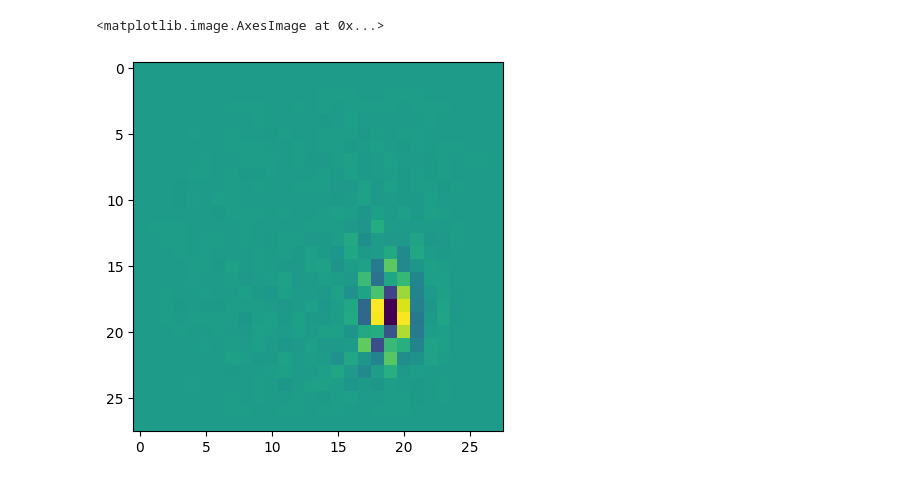
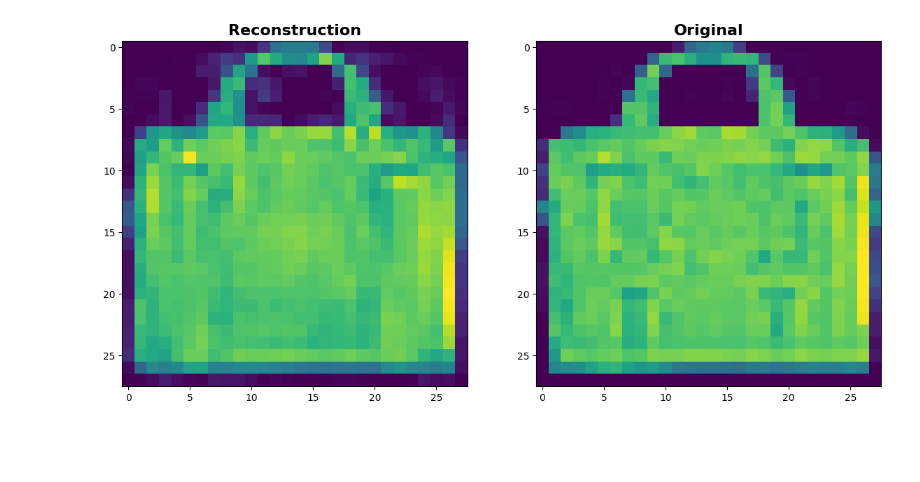
Before and after one commit to Sushanthgs/SparseDomainGenMod, a Jupyter notebook: OrthTransformCode.ipynb, the cells around one changed output. Drawn from its saved outputs; the diff is of its cells as text; code cells hidden in the pictures; blank space fills up the shorter version.

Commit message:
added functions to reconstruct random and display

```diff
--- a/OrthTransformCode.ipynb
+++ b/OrthTransformCode.ipynb
@@ -76,5 +73,20 @@ recon_data=(recon_data/np.max(recon_data,axis=0))*255.0
-# %%
-plt.imshow(mnistTrainDict.dict[:,152].reshape(28,28))
-# %% [output]
-<matplotlib.image.AxesImage at 0x...>
-[figure, removed]
+# %%
+def reconstructData(TrainDict,trainSetMean):
+    reconData=(TrainDict.dict@TrainDict.proj+trainSetMean)
+    reconData*=reconData>=0.0 # renormalizing between 0 and 255
+    reconData=(reconData/np.max(reconData,axis=0))*255.0
+    return reconData
+# %%
+def showReconOrigComparison(reconData,trainData,ind):
+    fig,ax=plt.subplots(nrows=1,ncols=2,figsize=(14,7))
+    ax[0].imshow(reconData[:,ind].reshape(28,28))
+    ax[0].set_title('Reconstruction',fontsize=16,fontweight='bold')
+    ax[1].imshow(trainData[ind,:,:])
+    ax[1].set_title('Original',fontsize=16,fontweight='bold')
+# %%
+reconDataTrain=reconstructData(TrainDict,trainSetMean)
+ind=np.random.randint(xTrain.shape[0])
+showReconOrigComparison(reconDataTrain,xTrain,ind)
+plt.savefig('Random_reconstructionFashionMNIST.svg',format='svg',dpi=300)
+# %% [output]
+[figure, added]
```
Also changed, not shown: parts of 4 cells of this notebook, 2 other files.
